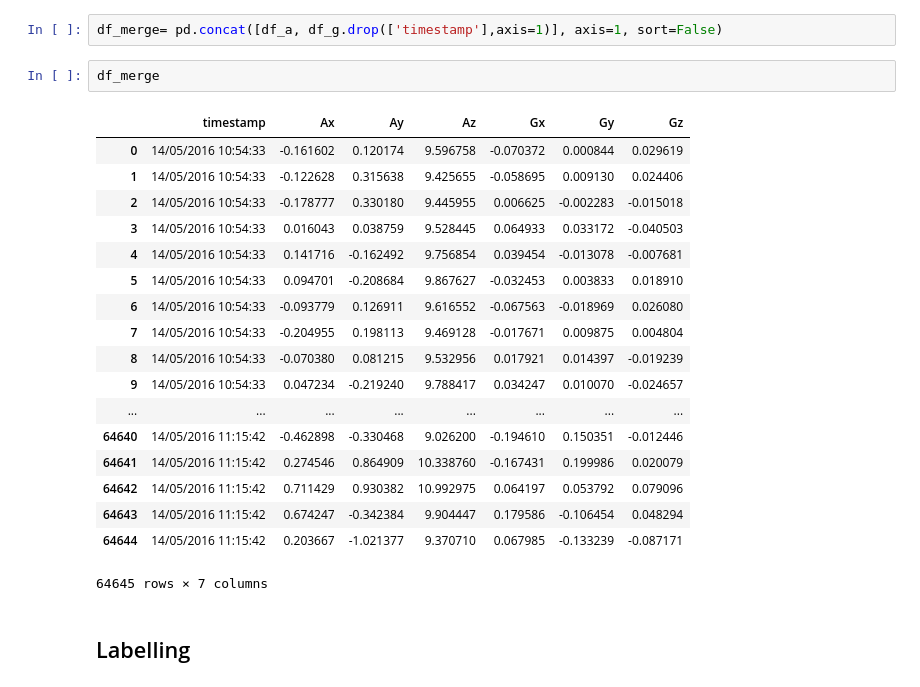
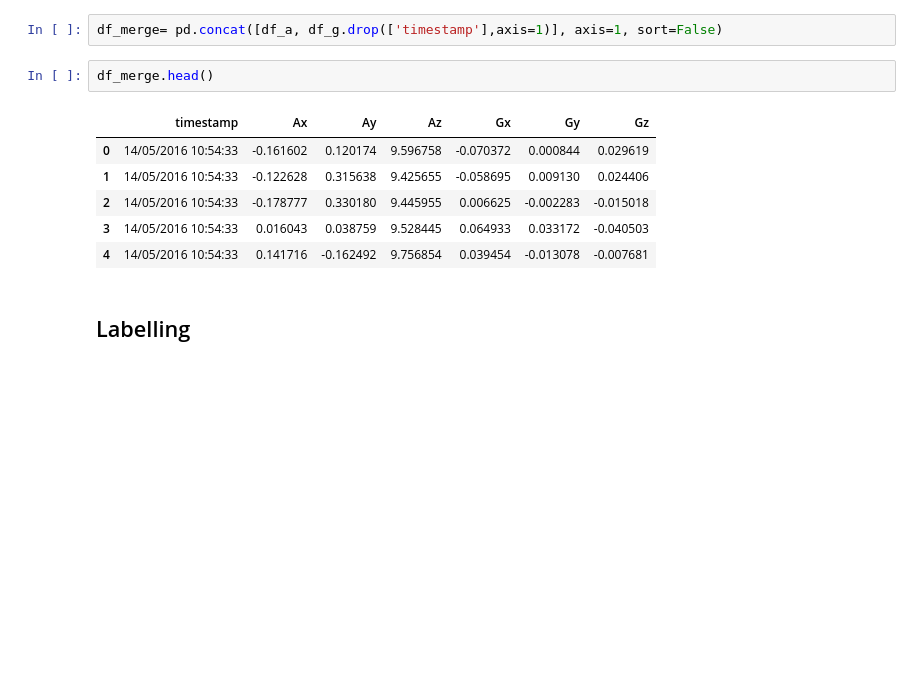
Before and after one commit to theAayushbajaj/Driver_Behaviour_Analysis, a Jupyter notebook: explore_data.ipynb, the cells around one changed output. Saved outputs shown, nothing was run; the diff lists cells and outputs as text; blank space fills up the shorter version.

```diff
--- a/explore_data.ipynb
+++ b/explore_data.ipynb
@@ -60,26 +36,14 @@ df_g
 # %%
 df_merge= pd.concat([df_a, df_g.drop(['timestamp'],axis=1)], axis=1, sort=False)
 # %%
-df_merge
+df_merge.head()
 # %% [output]
 |  | timestamp | Ax | Ay | Az | Gx | Gy | Gz |
 | 0 | 14/05/2016 10:54:33 | -0.161602 | 0.120174 | 9.596758 | -0.070372 | 0.000844 | 0.029619 |
 | 1 | 14/05/2016 10:54:33 | -0.122628 | 0.315638 | 9.425655 | -0.058695 | 0.009130 | 0.024406 |
 | 2 | 14/05/2016 10:54:33 | -0.178777 | 0.330180 | 9.445955 | 0.006625 | -0.002283 | -0.015018 |
 | 3 | 14/05/2016 10:54:33 | 0.016043 | 0.038759 | 9.528445 | 0.064933 | 0.033172 | -0.040503 |
 | 4 | 14/05/2016 10:54:33 | 0.141716 | -0.162492 | 9.756854 | 0.039454 | -0.013078 | -0.007681 |
-| 5 | 14/05/2016 10:54:33 | 0.094701 | -0.208684 | 9.867627 | -0.032453 | 0.003833 | 0.018910 |
-| 6 | 14/05/2016 10:54:33 | -0.093779 | 0.126911 | 9.616552 | -0.067563 | -0.018969 | 0.026080 |
-| 7 | 14/05/2016 10:54:33 | -0.204955 | 0.198113 | 9.469128 | -0.017671 | 0.009875 | 0.004804 |
-| 8 | 14/05/2016 10:54:33 | -0.070380 | 0.081215 | 9.532956 | 0.017921 | 0.014397 | -0.019239 |
-| 9 | 14/05/2016 10:54:33 | 0.047234 | -0.219240 | 9.788417 | 0.034247 | 0.010070 | -0.024657 |
-| ... | ... | ... | ... | ... | ... | ... | ... |
-| 64640 | 14/05/2016 11:15:42 | -0.462898 | -0.330468 | 9.026200 | -0.194610 | 0.150351 | -0.012446 |
-| 64641 | 14/05/2016 11:15:42 | 0.274546 | 0.864909 | 10.338760 | -0.167431 | 0.199986 | 0.020079 |
-| 64642 | 14/05/2016 11:15:42 | 0.711429 | 0.930382 | 10.992975 | 0.064197 | 0.053792 | 0.079096 |
-| 64643 | 14/05/2016 11:15:42 | 0.674247 | -0.342384 | 9.904447 | 0.179586 | -0.106454 | 0.048294 |
-| 64644 | 14/05/2016 11:15:42 | 0.203667 | -1.021377 | 9.370710 | 0.067985 | -0.133239 | -0.087171 |
-64645 rows × 7 columns
 # %% [markdown]
 ## Labelling
 # %%
```
Also changed, not shown: parts of 10 cells of this notebook.
